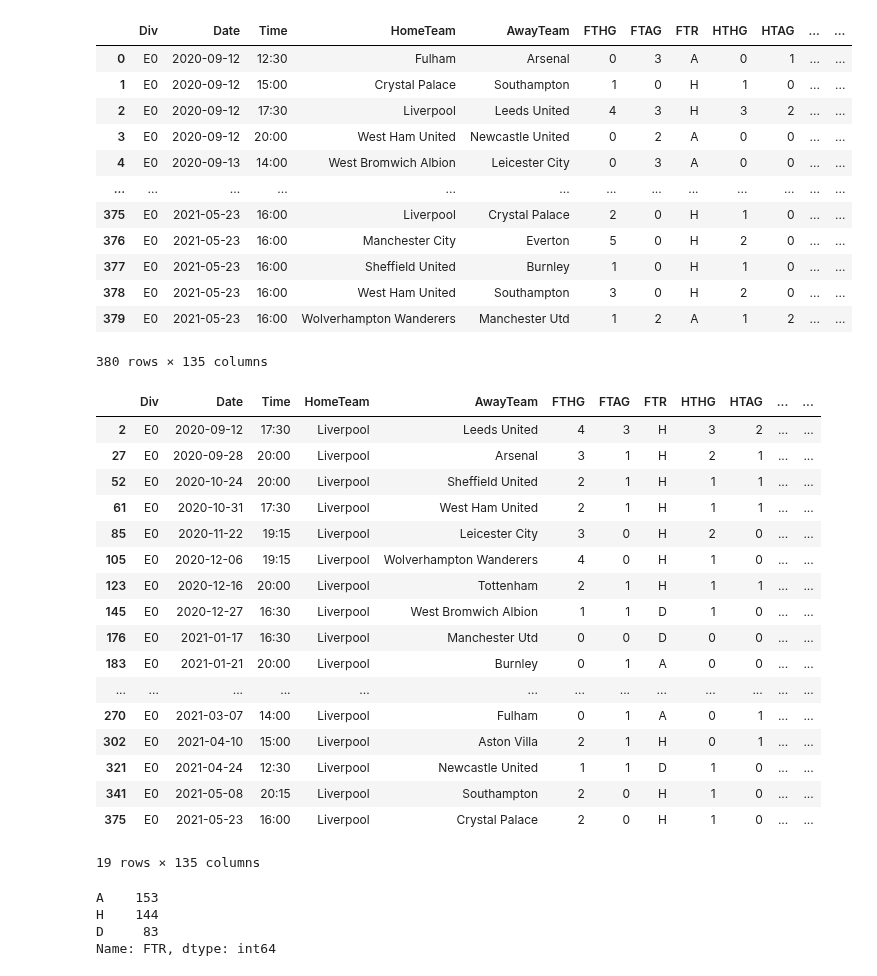
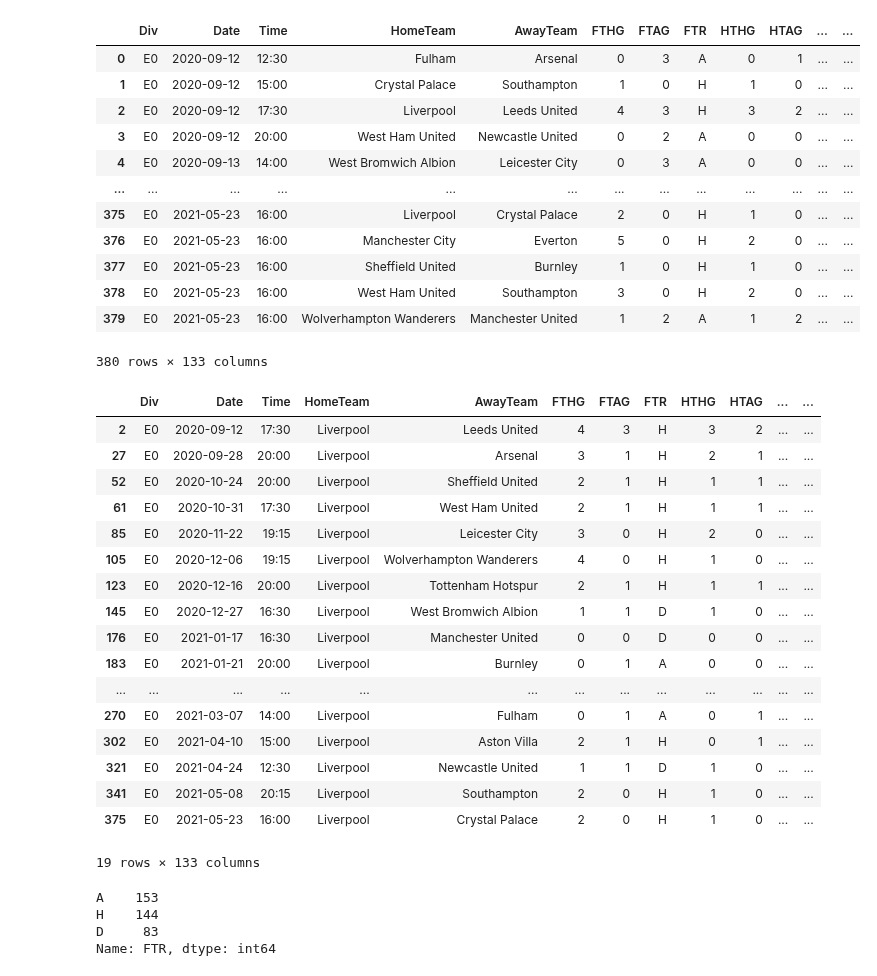
Before and after one commit to Giuliano99/Masterarbeit, a Jupyter notebook: Random Forest.ipynb, the cells around one changed output. Saved outputs shown, nothing was run; the diff lists cells and outputs as text; code cells hidden in the pictures.

```diff
--- a/Random Forest.ipynb
+++ b/Random Forest.ipynb
@@ -10,6 +10,9 @@ import matplotlib.pyplot as plt
 # %%
 #import Data
 PL20_21_fixtures = pd.read_csv('Data/2020-21/Fixtures/PL20_21_fixtures.csv')
+PL20_21_fixtures.replace(['Manchester Utd', 'Tottenham'], ['Manchester United','Tottenham Hotspur'], inplace=True)
+PL20_21_fixtures['game_home_ID'] = PL20_21_fixtures['HomeTeam'] + PL20_21_fixtures['Date'].astype(str)
+PL20_21_fixtures['game_away_ID'] = PL20_21_fixtures['AwayTeam'] + PL20_21_fixtures['Date'].astype(str)
 PL20_21_fixtures
 # %% [output]
 |  | Div | Date | Time | HomeTeam | AwayTeam | FTHG | FTAG | FTR | HTHG | HTAG | ... | ... |
@@ -339,36 +369,36 @@ PL20_21_fixtures['goalsDifference'] = PL20_21_fixtures['goalsH'] - PL20_21_fixtu
 PL20_21_fixtures
 
 PL20_21_fixtures['shotsDifference'] = PL20_21_fixtures['shotsH'] - PL20_21_fixtures['shotsA']
 PL20_21_fixtures
 
 PL20_21_fixtures['cornersDifference'] = PL20_21_fixtures['cornersH'] - PL20_21_fixtures['cornersA']
 PL20_21_fixtures
 
 PL20_21_fixtures['ewmDifference'] = PL20_21_fixtures['ewmH'] - PL20_21_fixtures['ewmA']
 PL20_21_fixtures
 
 PL20_21_fixtures['elo_difference'] = PL20_21_fixtures['Elo_h_before'] - PL20_21_fixtures['Elo_a_before']
 PL20_21_fixtures
 
 PL20_21_fixtures['form_difference'] = PL20_21_fixtures['formH'] - PL20_21_fixtures['formA']
 PL20_21_fixtures
 
-PL20_21_fixtures['form_difference_side'] = PL20_21_fixtures['formH_side'] - PL20_21_fixtures['formA_side']
+#PL20_21_fixtures['form_difference_side'] = PL20_21_fixtures['formH_side'] - PL20_21_fixtures['formA_side']
 PL20_21_fixtures
 # %% [output]
 |  | Div | Date | Time | HomeTeam | AwayTeam | FTHG | FTAG | FTR | HTHG | HTAG | ... | ... |
 | 0 | E0 | 2020-09-12 | 12:30 | Fulham | Arsenal | 0 | 3 | A | 0 | 1 | ... | ... |
 | 1 | E0 | 2020-09-12 | 15:00 | Crystal Palace | Southampton | 1 | 0 | H | 1 | 0 | ... | ... |
 | 2 | E0 | 2020-09-12 | 17:30 | Liverpool | Leeds United | 4 | 3 | H | 3 | 2 | ... | ... |
 | 3 | E0 | 2020-09-12 | 20:00 | West Ham United | Newcastle United | 0 | 2 | A | 0 | 0 | ... | ... |
 | 4 | E0 | 2020-09-13 | 14:00 | West Bromwich Albion | Leicester City | 0 | 3 | A | 0 | 0 | ... | ... |
 | ... | ... | ... | ... | ... | ... | ... | ... | ... | ... | ... | ... | ... |
 | 375 | E0 | 2021-05-23 | 16:00 | Liverpool | Crystal Palace | 2 | 0 | H | 1 | 0 | ... | ... |
 | 376 | E0 | 2021-05-23 | 16:00 | Manchester City | Everton | 5 | 0 | H | 2 | 0 | ... | ... |
 | 377 | E0 | 2021-05-23 | 16:00 | Sheffield United | Burnley | 1 | 0 | H | 1 | 0 | ... | ... |
 | 378 | E0 | 2021-05-23 | 16:00 | West Ham United | Southampton | 3 | 0 | H | 2 | 0 | ... | ... |
-| 379 | E0 | 2021-05-23 | 16:00 | Wolverhampton Wanderers | Manchester Utd | 1 | 2 | A | 1 | 2 | ... | ... |
+| 379 | E0 | 2021-05-23 | 16:00 | Wolverhampton Wanderers | Manchester United | 1 | 2 | A | 1 | 2 | ... | ... |
-380 rows × 135 columns
+380 rows × 133 columns
 # %%
 rslt_df = PL20_21_fixtures[PL20_21_fixtures['HomeTeam'] == 'Liverpool']
 #rslt_df2 = PL20_21_fixtures[PL20_21_fixtures['AwayTeam'] == 'Liverpool' ]
@@ -382,9 +412,9 @@ rslt_df
 | 61 | E0 | 2020-10-31 | 17:30 | Liverpool | West Ham United | 2 | 1 | H | 1 | 1 | ... | ... |
 | 85 | E0 | 2020-11-22 | 19:15 | Liverpool | Leicester City | 3 | 0 | H | 2 | 0 | ... | ... |
 | 105 | E0 | 2020-12-06 | 19:15 | Liverpool | Wolverhampton Wanderers | 4 | 0 | H | 1 | 0 | ... | ... |
-| 123 | E0 | 2020-12-16 | 20:00 | Liverpool | Tottenham | 2 | 1 | H | 1 | 1 | ... | ... |
+| 123 | E0 | 2020-12-16 | 20:00 | Liverpool | Tottenham Hotspur | 2 | 1 | H | 1 | 1 | ... | ... |
 | 145 | E0 | 2020-12-27 | 16:30 | Liverpool | West Bromwich Albion | 1 | 1 | D | 1 | 0 | ... | ... |
-| 176 | E0 | 2021-01-17 | 16:30 | Liverpool | Manchester Utd | 0 | 0 | D | 0 | 0 | ... | ... |
+| 176 | E0 | 2021-01-17 | 16:30 | Liverpool | Manchester United | 0 | 0 | D | 0 | 0 | ... | ... |
 | 183 | E0 | 2021-01-21 | 20:00 | Liverpool | Burnley | 0 | 1 | A | 0 | 0 | ... | ... |
 | ... | ... | ... | ... | ... | ... | ... | ... | ... | ... | ... | ... | ... |
 | 270 | E0 | 2021-03-07 | 14:00 | Liverpool | Fulham | 0 | 1 | A | 0 | 1 | ... | ... |
@@ -392,7 +422,7 @@ rslt_df
 | 321 | E0 | 2021-04-24 | 12:30 | Liverpool | Newcastle United | 1 | 1 | D | 1 | 0 | ... | ... |
 | 341 | E0 | 2021-05-08 | 20:15 | Liverpool | Southampton | 2 | 0 | H | 1 | 0 | ... | ... |
 | 375 | E0 | 2021-05-23 | 16:00 | Liverpool | Crystal Palace | 2 | 0 | H | 1 | 0 | ... | ... |
-19 rows × 135 columns
+19 rows × 133 columns
 # %%
 test = PL20_21_fixtures['FTR']
 test.value_counts()
```
Also changed, not shown: parts of 13 cells of this notebook, 13 other files.
